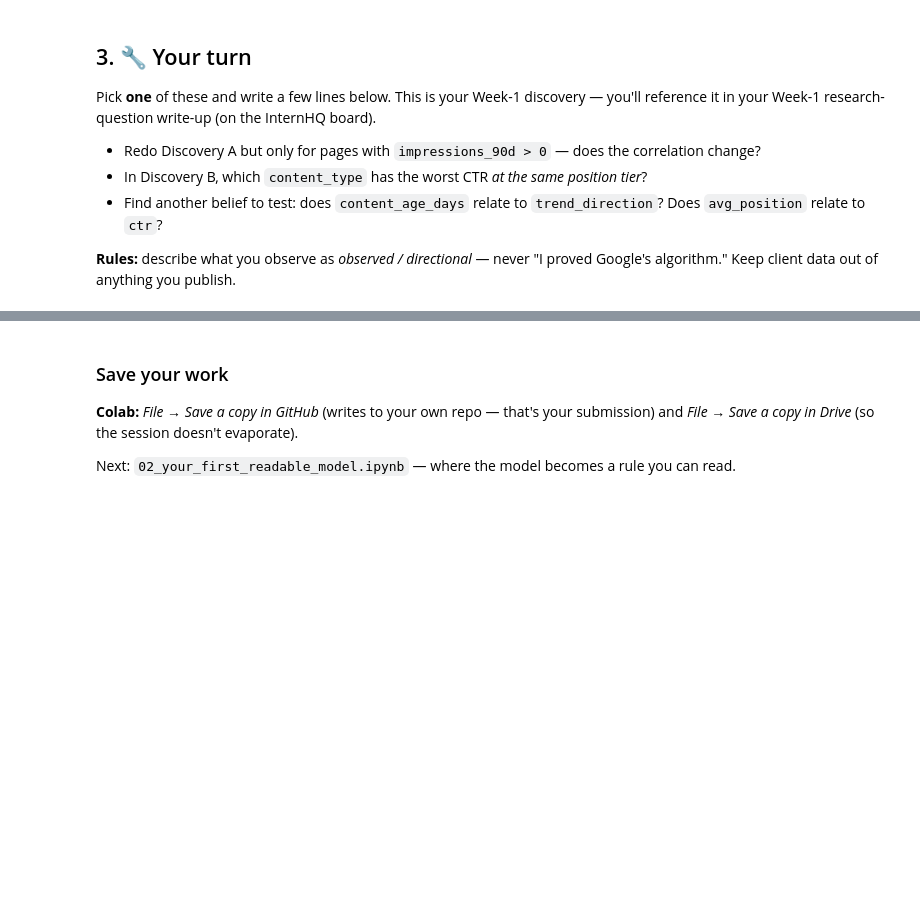
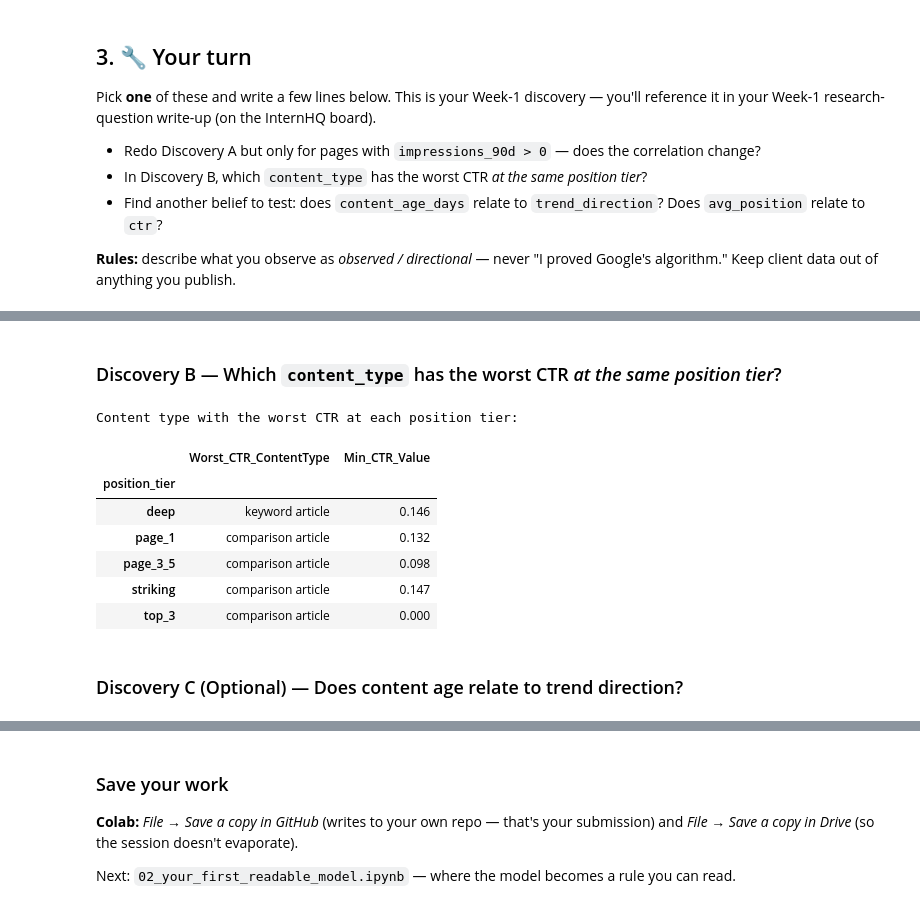
Before and after one commit to varunkshatriya/flyrank-ml-internship-starter-usetem, a Jupyter notebook: notebooks/01_first_look_and_discovery.ipynb, the cells around one changed output, grey strips where cells are left out. Drawn from its saved outputs; the diff is of its cells as text; code cells hidden in the pictures; blank space fills up the shorter version.

```diff
--- a/notebooks/01_first_look_and_discovery.ipynb
+++ b/notebooks/01_first_look_and_discovery.ipynb
@@ -190,0 +211,29 @@ FileNotFoundError: CSV file 'data/raw/content_refresh_anonymized.csv' not found
+# %% [markdown]
+### Discovery B — Which `content_type` has the worst CTR *at the same position tier*?
+# %%
+# Calculate the mean CTR for each content_type within each position_tier
+ctr_by_position_and_content = df.groupby(['position_tier', 'content_type'])['ctr'].mean().unstack()
+
+# For each position_tier, find the content_type with the minimum CTR
+worst_ctr_by_position = ctr_by_position_and_content.idxmin(axis=1)
+min_ctr_values = ctr_by_position_and_content.min(axis=1)
+
+# Combine the results into a single DataFrame for better readability
+result_df = pd.DataFrame({
+    'Worst_CTR_ContentType': worst_ctr_by_position,
+    'Min_CTR_Value': min_ctr_values
+})
+
+print("Content type with the worst CTR at each position tier:")
+display(result_df.round(3))
+# %% [output]
+Content type with the worst CTR at each position tier:
+|  | Worst_CTR_ContentType | Min_CTR_Value |
+| position_tier |  |  |
+| deep | keyword article | 0.146 |
+| page_1 | comparison article | 0.132 |
+| page_3_5 | comparison article | 0.098 |
+| striking | comparison article | 0.147 |
+| top_3 | comparison article | 0.000 |
+# %% [markdown]
+### Discovery C (Optional) — Does content age relate to trend direction?
```
Also changed, not shown: parts of 3 cells of this notebook.
